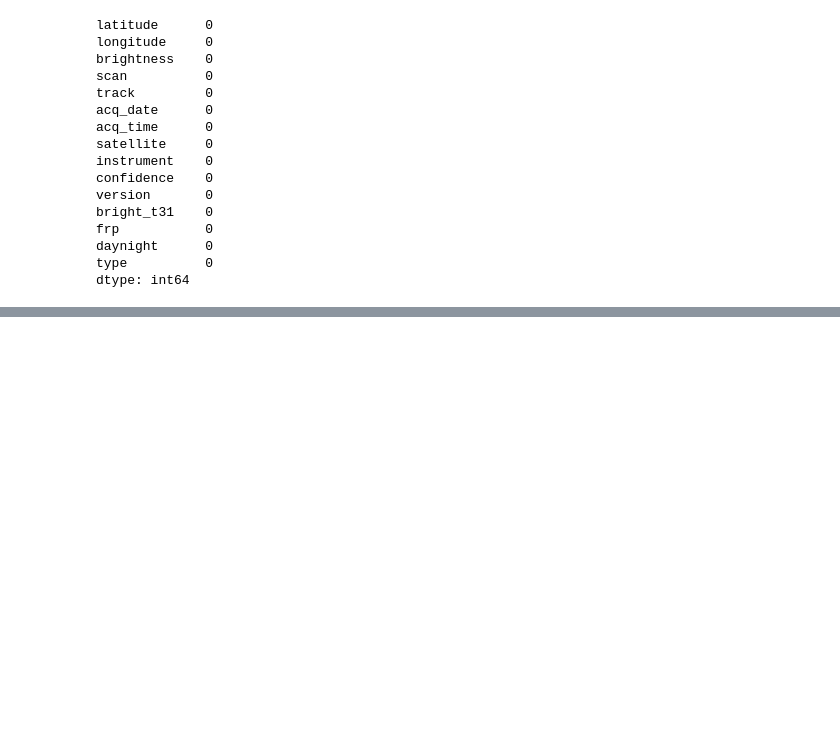
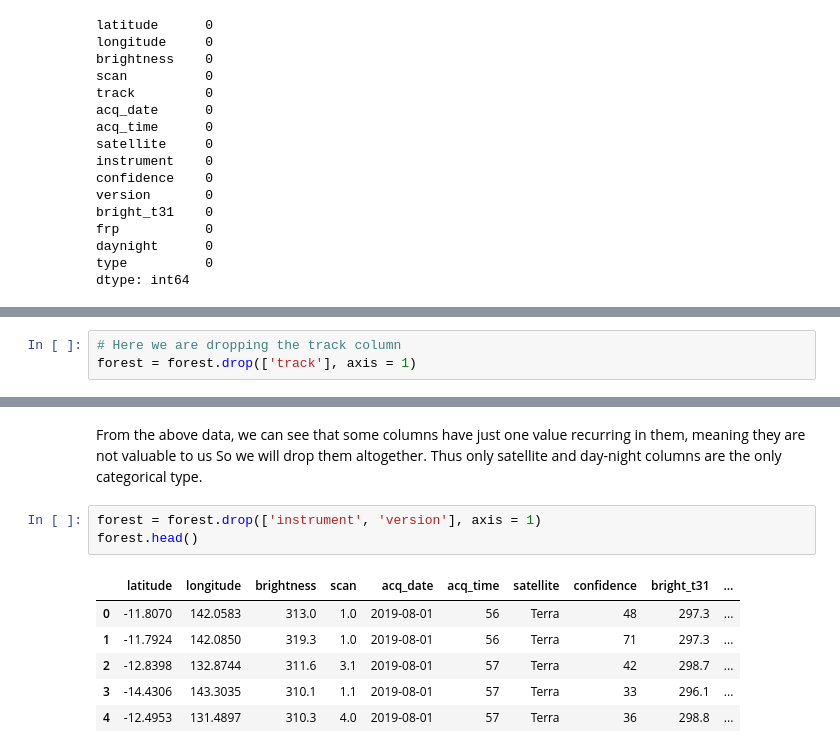
Before and after one commit to Chukwuka1488/Forest-Fire-prediction-using-Machine-Learning, a Jupyter notebook: Forest_Fire_Predictions_ML.ipynb, the cells around one changed output, grey strips where cells are left out. Drawn from its saved outputs; the diff is of its cells as text; blank space fills up the shorter version.

```diff
--- a/Forest_Fire_Predictions_ML.ipynb
+++ b/Forest_Fire_Predictions_ML.ipynb
@@ -80,0 +84,3 @@ NameError: name 'plt' is not defined
+# %%
+# Here we are dropping the track column
+forest = forest.drop(['track'], axis = 1)
@@ -80,0 +125,13 @@ NameError: name 'plt' is not defined
+# %% [markdown]
+From the above data, we can see that some columns have just one value recurring in them, meaning they are not valuable to us
+So we will drop them altogether. Thus only satellite and day-night columns are the only categorical type.
+# %%
+forest = forest.drop(['instrument', 'version'], axis = 1)
+forest.head()
+# %% [output]
+|  | latitude | longitude | brightness | scan | acq_date | acq_time | satellite | confidence | bright_t31 | ... |
+| 0 | -11.8070 | 142.0583 | 313.0 | 1.0 | 2019-08-01 | 56 | Terra | 48 | 297.3 | ... |
+| 1 | -11.7924 | 142.0850 | 319.3 | 1.0 | 2019-08-01 | 56 | Terra | 71 | 297.3 | ... |
+| 2 | -12.8398 | 132.8744 | 311.6 | 3.1 | 2019-08-01 | 57 | Terra | 42 | 298.7 | ... |
+| 3 | -14.4306 | 143.3035 | 310.1 | 1.1 | 2019-08-01 | 57 | Terra | 33 | 296.1 | ... |
+| 4 | -12.4953 | 131.4897 | 310.3 | 4.0 | 2019-08-01 | 57 | Terra | 36 | 298.8 | ... |
```
Also changed, not shown: parts of 25 cells of this notebook, 1 other file.
